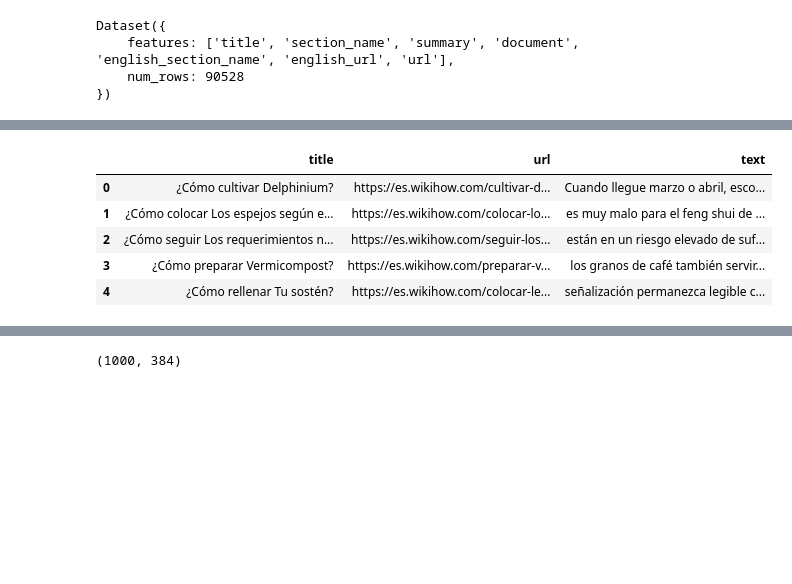
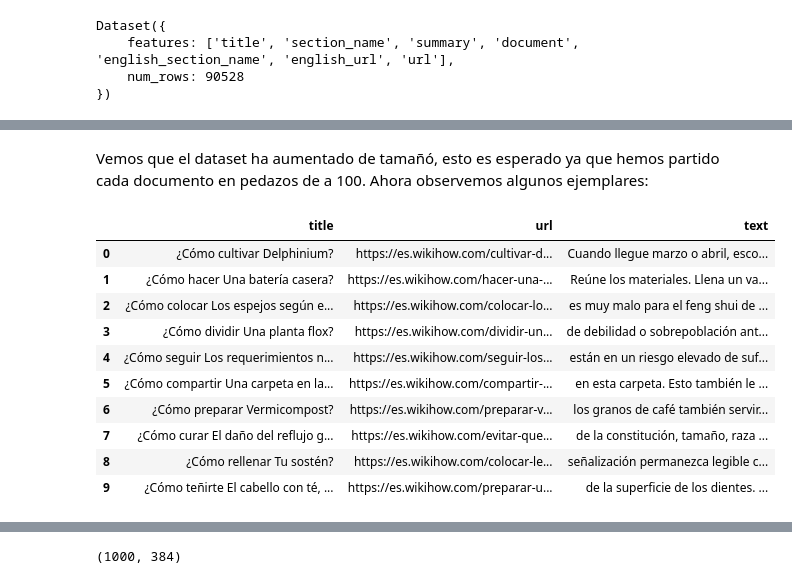
Before and after one commit to Ohtar10/icesi-advanced-dl, a Jupyter notebook: Unidad 3 - Transformers/ollama-rag.ipynb, the cells around one changed output, grey strips where cells are left out. Cells and saved outputs as stored; diff of their text form; code cells hidden in the pictures; blank space fills up the shorter version.

Commit message:
feat: Add documentation to ollama notebook

```diff
--- a/Unidad 3 - Transformers/ollama-rag.ipynb
+++ b/Unidad 3 - Transformers/ollama-rag.ipynb
@@ -95,11 +149,18 @@ Dataset({
+# %% [markdown]
+Vemos que el dataset ha aumentado de tamañó, esto es esperado ya que hemos partido cada documento en pedazos de a 100. Ahora observemos algunos ejemplares:
 # %%
-documents[0:2500:500]
+documents[0:2500:250]
 # %% [output]
 |  | title | url | text |
 | 0 | ¿Cómo cultivar Delphinium? | https://es.wikihow.com/cultivar-d... | Cuando llegue marzo o abril, esco... |
-| 1 | ¿Cómo colocar Los espejos según e... | https://es.wikihow.com/colocar-lo... | es muy malo para el feng shui de ... |
-| 2 | ¿Cómo seguir Los requerimientos n... | https://es.wikihow.com/seguir-los... | están en un riesgo elevado de suf... |
-| 3 | ¿Cómo preparar Vermicompost? | https://es.wikihow.com/preparar-v... | los granos de café también servir... |
-| 4 | ¿Cómo rellenar Tu sostén? | https://es.wikihow.com/colocar-le... | señalización permanezca legible c... |
+| 1 | ¿Cómo hacer Una batería casera? | https://es.wikihow.com/hacer-una-... | Reúne los materiales. Llena un va... |
+| 2 | ¿Cómo colocar Los espejos según e... | https://es.wikihow.com/colocar-lo... | es muy malo para el feng shui de ... |
+| 3 | ¿Cómo dividir Una planta flox? | https://es.wikihow.com/dividir-un... | de debilidad o sobrepoblación ant... |
+| 4 | ¿Cómo seguir Los requerimientos n... | https://es.wikihow.com/seguir-los... | están en un riesgo elevado de suf... |
+| 5 | ¿Cómo compartir Una carpeta en la... | https://es.wikihow.com/compartir-... | en esta carpeta. Esto también le ... |
+| 6 | ¿Cómo preparar Vermicompost? | https://es.wikihow.com/preparar-v... | los granos de café también servir... |
+| 7 | ¿Cómo curar El daño del reflujo g... | https://es.wikihow.com/evitar-que... | de la constitución, tamaño, raza ... |
+| 8 | ¿Cómo rellenar Tu sostén? | https://es.wikihow.com/colocar-le... | señalización permanezca legible c... |
+| 9 | ¿Cómo teñirte El cabello con té, ... | https://es.wikihow.com/preparar-u... | de la superficie de los dientes. ... |
 # %%
 documents.reset_format()
```
Also changed, not shown: parts of 29 cells of this notebook.
